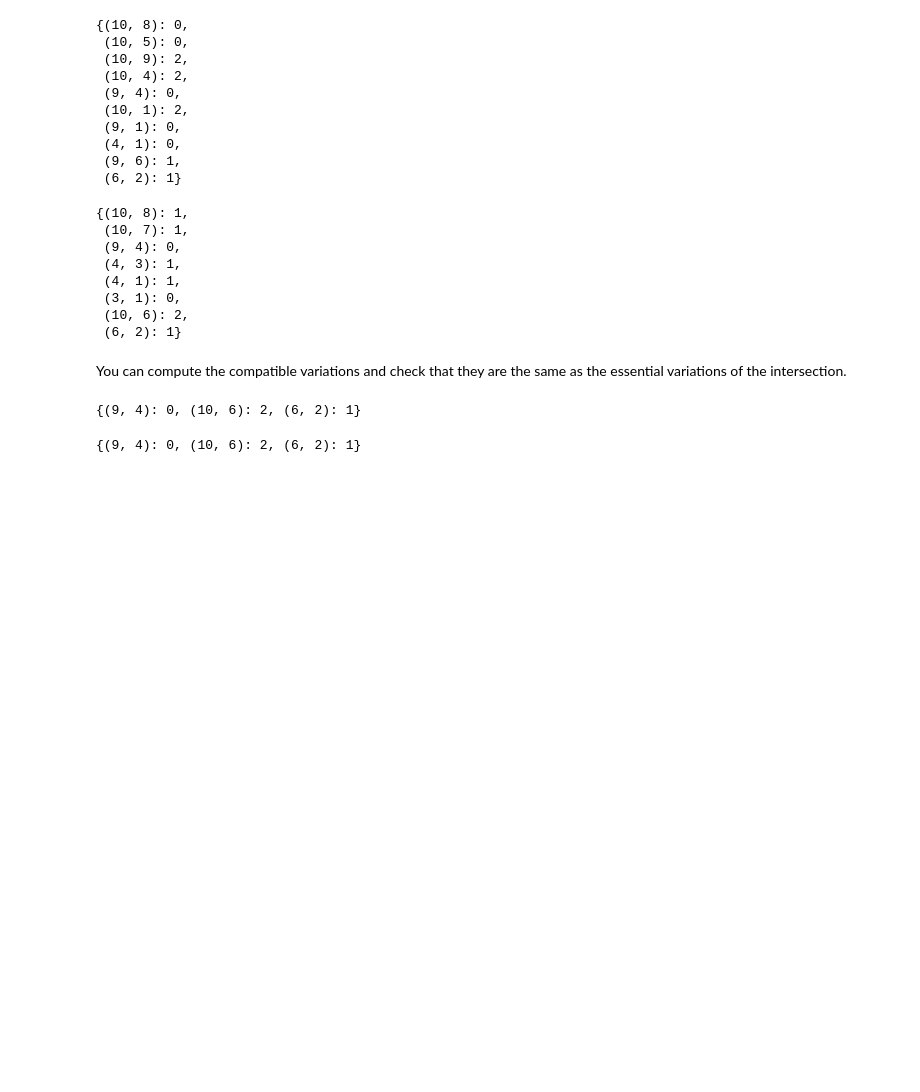
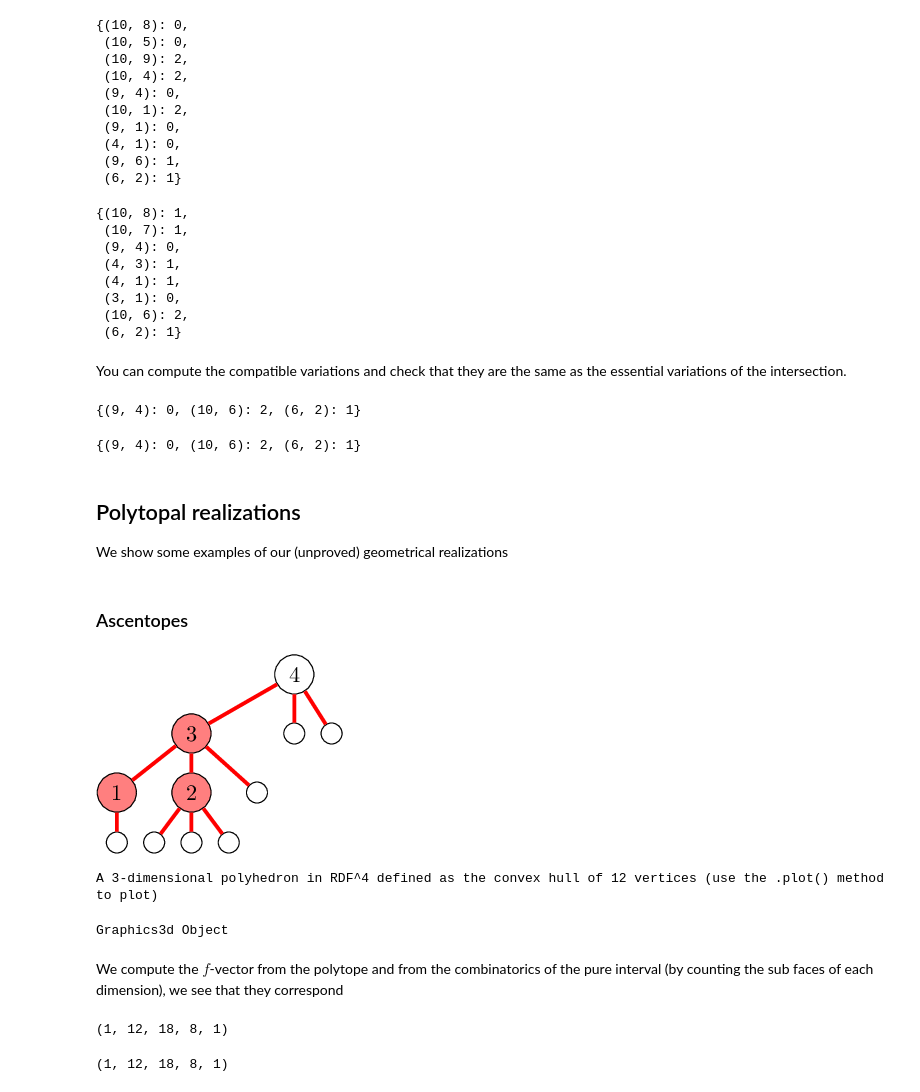
Before and after one commit to VivianePons/SWeakOrder, a Jupyter notebook: Demo_part2.ipynb, the cells around one changed output. Saved outputs shown, nothing was run; the diff lists cells and outputs as text; code cells hidden in the pictures; blank space fills up the shorter version.

```diff
--- a/Demo_part2.ipynb
+++ b/Demo_part2.ipynb
@@ -448,3 +448,34 @@ fig16_1.compatible_variations(fig16_2)
 fig16_inter.essential_variations()
 # %% [output]
 {(9, 4): 0, (10, 6): 2, (6, 2): 1}
+# %% [markdown]
+## Polytopal realizations
+
+We show some examples of our (unproved) geometrical realizations
+# %% [markdown]
+### Ascentopes
+# %%
+fig11_tree = SDecreasingTree(((0,2,2,2), {(3,2):1}))
+fig11 = SPureIntervalFace(fig11_tree, [(1,3),(2,3),(3,4)])
+viewLatex(fig11)
+# %% [output]
+[figure, added]
+# %%
+pol = fig11.ascentope()
+pol
+# %% [output]
+A 3-dimensional polyhedron in RDF^4 defined as the convex hull of 12 vertices (use the .plot() method to plot)
+# %%
+pol.plot()
+# %% [output]
+Graphics3d Object
+# %% [markdown]
+We compute the $f$-vector from the polytope and from the combinatorics of the pure interval (by counting the sub faces of each dimension), we see that they correspond
+# %%
+pol.f_vector()
+# %% [output]
+(1, 12, 18, 8, 1)
+# %%
+fig11.f_vector()
+# %% [output]
+(1, 12, 18, 8, 1)
```
Also changed, not shown: parts of 12 cells of this notebook, 3 other files.
